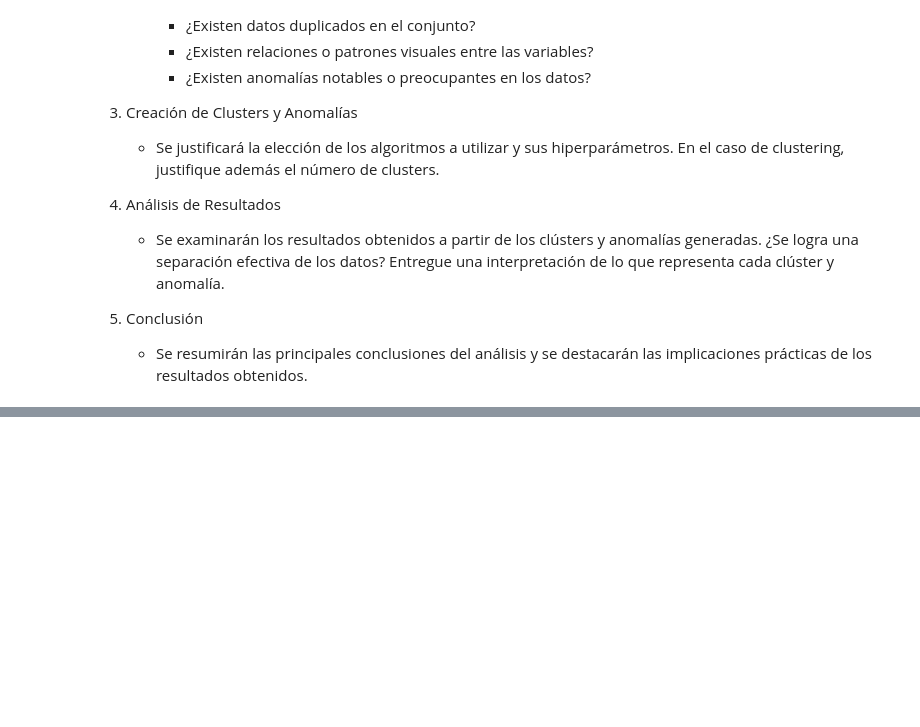
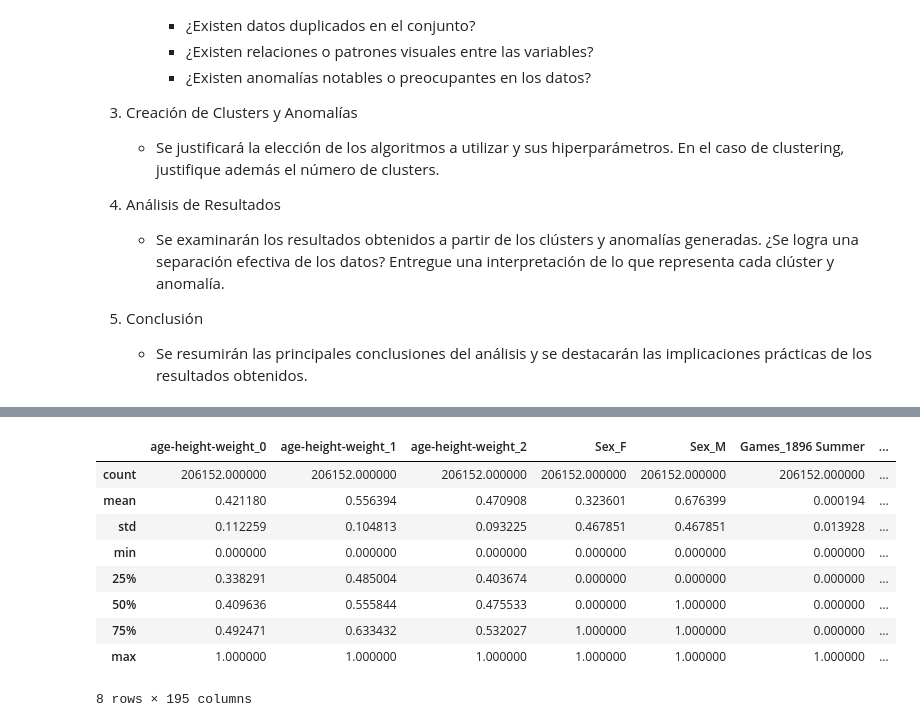
Before and after one commit to eduardomoyab/MDS7202_1, a Jupyter notebook: Proyecto1/Proyecto_enunciado.ipynb, the cells around one changed output, grey strips where cells are left out. Cells and saved outputs as stored; diff of their text form; code cells hidden in the pictures; blank space fills up the shorter version.

```diff
--- a/Proyecto1/Proyecto_enunciado.ipynb
+++ b/Proyecto1/Proyecto_enunciado.ipynb
@@ -699,0 +820,4 @@ Es importante recordar que estas hipótesis son suposiciones iniciales y que los
+# %%
+datos = data.copy()
+clase = Profiler(datos)
+clase.summarize(view=True)
@@ -699,0 +858,4 @@ Es importante recordar que estas hipótesis son suposiciones iniciales y que los
+# %%
+data_limpia = clase.clean_data(datos,drop_na=True)
+clase.plot_vars()
+clase.summarize(view=True)
@@ -699,0 +974,13 @@ Es importante recordar que estas hipótesis son suposiciones iniciales y que los
+# %%
+clase.scale(data_limpia).describe()
+# %% [output]
+|  | age-height-weight_0 | age-height-weight_1 | age-height-weight_2 | Sex_F | Sex_M | Games_1896 Summer | ... |
+| count | 206152.000000 | 206152.000000 | 206152.000000 | 206152.000000 | 206152.000000 | 206152.000000 | ... |
+| mean | 0.421180 | 0.556394 | 0.470908 | 0.323601 | 0.676399 | 0.000194 | ... |
+| std | 0.112259 | 0.104813 | 0.093225 | 0.467851 | 0.467851 | 0.013928 | ... |
+| min | 0.000000 | 0.000000 | 0.000000 | 0.000000 | 0.000000 | 0.000000 | ... |
+| 25% | 0.338291 | 0.485004 | 0.403674 | 0.000000 | 0.000000 | 0.000000 | ... |
+| 50% | 0.409636 | 0.555844 | 0.475533 | 0.000000 | 1.000000 | 0.000000 | ... |
+| 75% | 0.492471 | 0.633432 | 0.532027 | 1.000000 | 1.000000 | 0.000000 | ... |
+| max | 1.000000 | 1.000000 | 1.000000 | 1.000000 | 1.000000 | 1.000000 | ... |
+8 rows × 195 columns
```
Also changed, not shown: parts of 38 cells of this notebook, 25 other files.
